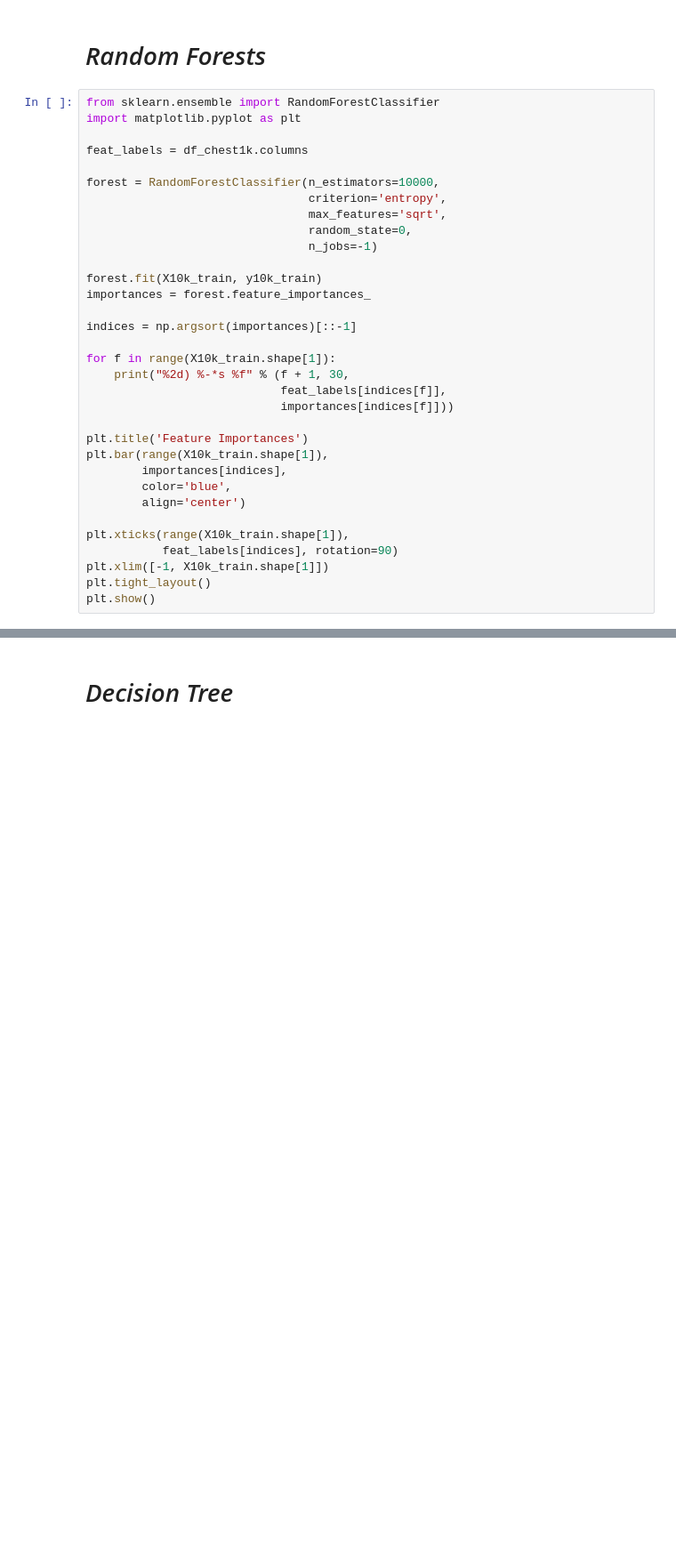
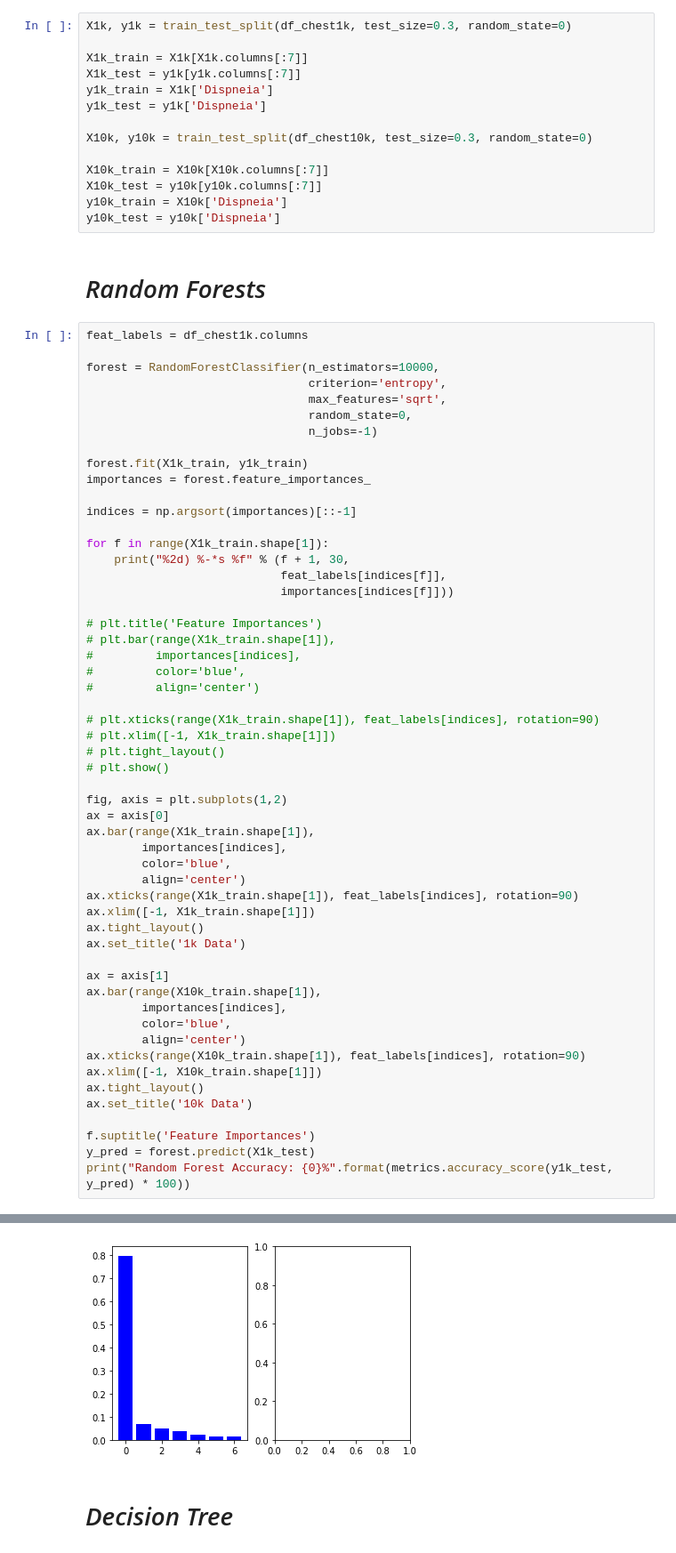
Before and after one commit to AkioCode/IAProjeto2, a Jupyter notebook: codes/arvores decisao/arvore_IA.ipynb, the cells around one changed output, grey strips where cells are left out. Shown at 89% size. Drawn from its saved outputs; the diff is of its cells as text; blank space fills up the shorter version.

Commit message:
Adiciona imagem, e alternativa de 10k de amostragem para árvore de decisão

```diff
--- a/codes/arvores decisao/arvore_IA.ipynb
+++ b/codes/arvores decisao/arvore_IA.ipynb
@@ -47,9 +22,20 @@ KeyError: 'Dispneia'
+# %%
+X1k, y1k = train_test_split(df_chest1k, test_size=0.3, random_state=0)
+
+X1k_train = X1k[X1k.columns[:7]]
+X1k_test = y1k[y1k.columns[:7]]
+y1k_train = X1k['Dispneia']
+y1k_test = y1k['Dispneia']
+
+X10k, y10k = train_test_split(df_chest10k, test_size=0.3, random_state=0)
+
+X10k_train = X10k[X10k.columns[:7]]
+X10k_test = y10k[y10k.columns[:7]]
+y10k_train = X10k['Dispneia']
+y10k_test = y10k['Dispneia']
 # %% [markdown]
 # <i>Random Forests</i>
 # %%
-from sklearn.ensemble import RandomForestClassifier
-import matplotlib.pyplot as plt
-
 feat_labels = df_chest1k.columns
 
 forest = RandomForestClassifier(n_estimators=10000,
@@ -58,24 +44,49 @@ forest = RandomForestClassifier(n_estimators=10000,
                                 random_state=0,
                                 n_jobs=-1)
 
-forest.fit(X10k_train, y10k_train)
+forest.fit(X1k_train, y1k_train)
 importances = forest.feature_importances_
 
 indices = np.argsort(importances)[::-1]
 
-for f in range(X10k_train.shape[1]):
+for f in range(X1k_train.shape[1]):
     print("%2d) %-*s %f" % (f + 1, 30,
                             feat_labels[indices[f]],
                             importances[indices[f]]))
 
-plt.title('Feature Importances')
-plt.bar(range(X10k_train.shape[1]),
+# plt.title('Feature Importances')
+# plt.bar(range(X1k_train.shape[1]),
+#         importances[indices],
+#         color='blue',
+#         align='center')
+
+# plt.xticks(range(X1k_train.shape[1]), feat_labels[indices], rotation=90)
+# plt.xlim([-1, X1k_train.shape[1]])
+# plt.tight_layout()
+# plt.show()
+
+fig, axis = plt.subplots(1,2)
+ax = axis[0]
+ax.bar(range(X1k_train.shape[1]),
         importances[indices],
         color='blue',
         align='center')
+ax.xticks(range(X1k_train.shape[1]), feat_labels[indices], rotation=90)
+ax.xlim([-1, X1k_train.shape[1]])
+ax.tight_layout()
+ax.set_title('1k Data')
 
-plt.xticks(range(X10k_train.shape[1]),
-           feat_labels[indices], rotation=90)
-plt.xlim([-1, X10k_train.shape[1]])
-plt.tight_layout()
-plt.show()
+ax = axis[1]
+ax.bar(range(X10k_train.shape[1]),
+        importances[indices],
+        color='blue',
+        align='center')
+ax.xticks(range(X10k_train.shape[1]), feat_labels[indices], rotation=90)
+ax.xlim([-1, X10k_train.shape[1]])
+ax.tight_layout()
+ax.set_title('10k Data')
+
+f.suptitle('Feature Importances')
+y_pred = forest.predict(X1k_test)
+print("Random Forest Accuracy: {0}%".format(metrics.accuracy_score(y1k_test, y_pred) * 100))
+# %% [output]
@@ -82,3 +101,4 @@ plt.show()
+[figure, added]
 # %% [markdown]
 # <i>Decision Tree</i>
 # %%
```
Also changed, not shown: parts of 5 cells of this notebook, 3 other files.
